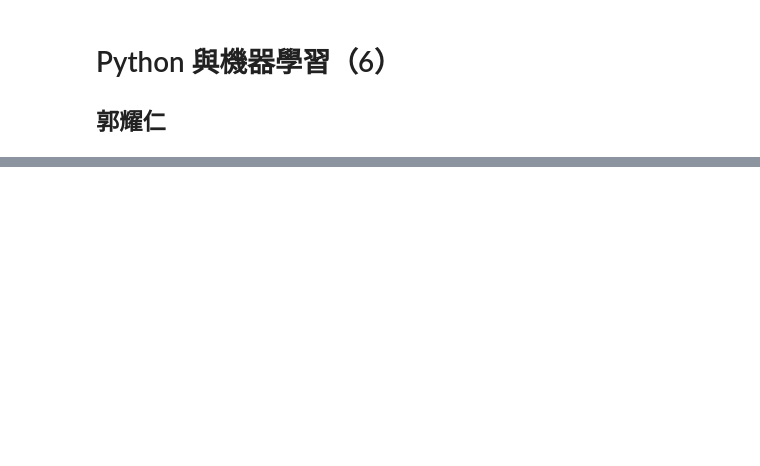
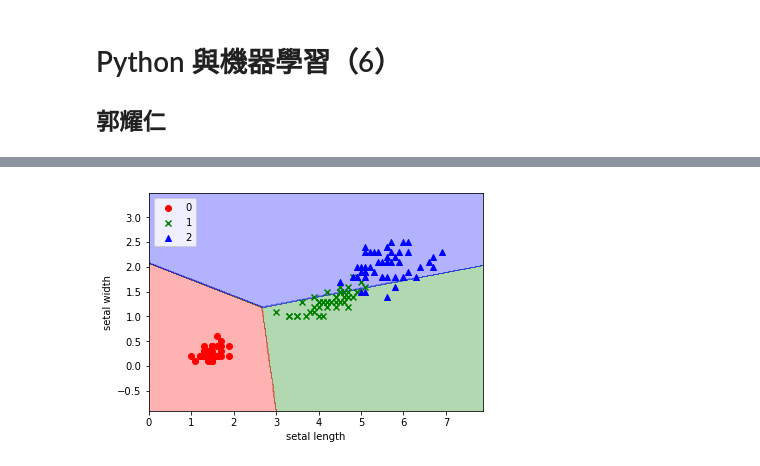
Before and after one commit to yaojenkuo/python_4_ds, a Jupyter notebook: ch16.ipynb, the cells around one changed output, grey strips where cells are left out. Cells and saved outputs as stored; diff of their text form; code cells hidden in the pictures; blank space fills up the shorter version.

```diff
--- a/ch16.ipynb
+++ b/ch16.ipynb
@@ -118,12 +72,0 @@ Accuracy: 0.92 (+/- 0.07) [Ensemble]
-# %%
-# 整體學習（5）
-from sklearn.ensemble import RandomForestClassifier
-
-forest = RandomForestClassifier(criterion = "entropy",
-                                n_estimators = 100,
-                                random_state = 0)
-pipe_rf = Pipeline([('scl', StandardScaler()),
-                    ('clf', forest)])
-
-pipe_rf.fit(X_train, y_train)
-print('Accuracy: %.2f' % pipe_rf.score(X_test, y_test))
@@ -146,0 +97,13 @@ Accuracy: 0.98
+# %%
+# Logistic Regression
+from sklearn.linear_model import LogisticRegression
+
+lr = LogisticRegression()
+lr.fit(X_train, y_train)
+plot_decision_boundary(X = X, y = y, classifier = lr) # 切換分類器
+plt.xlabel('setal length')
+plt.ylabel('setal width')
+plt.legend(loc='upper left')
+plt.show()
+# %% [output]
+[figure, added]
```
Also changed, not shown: parts of 23 cells of this notebook, 1 other file.
